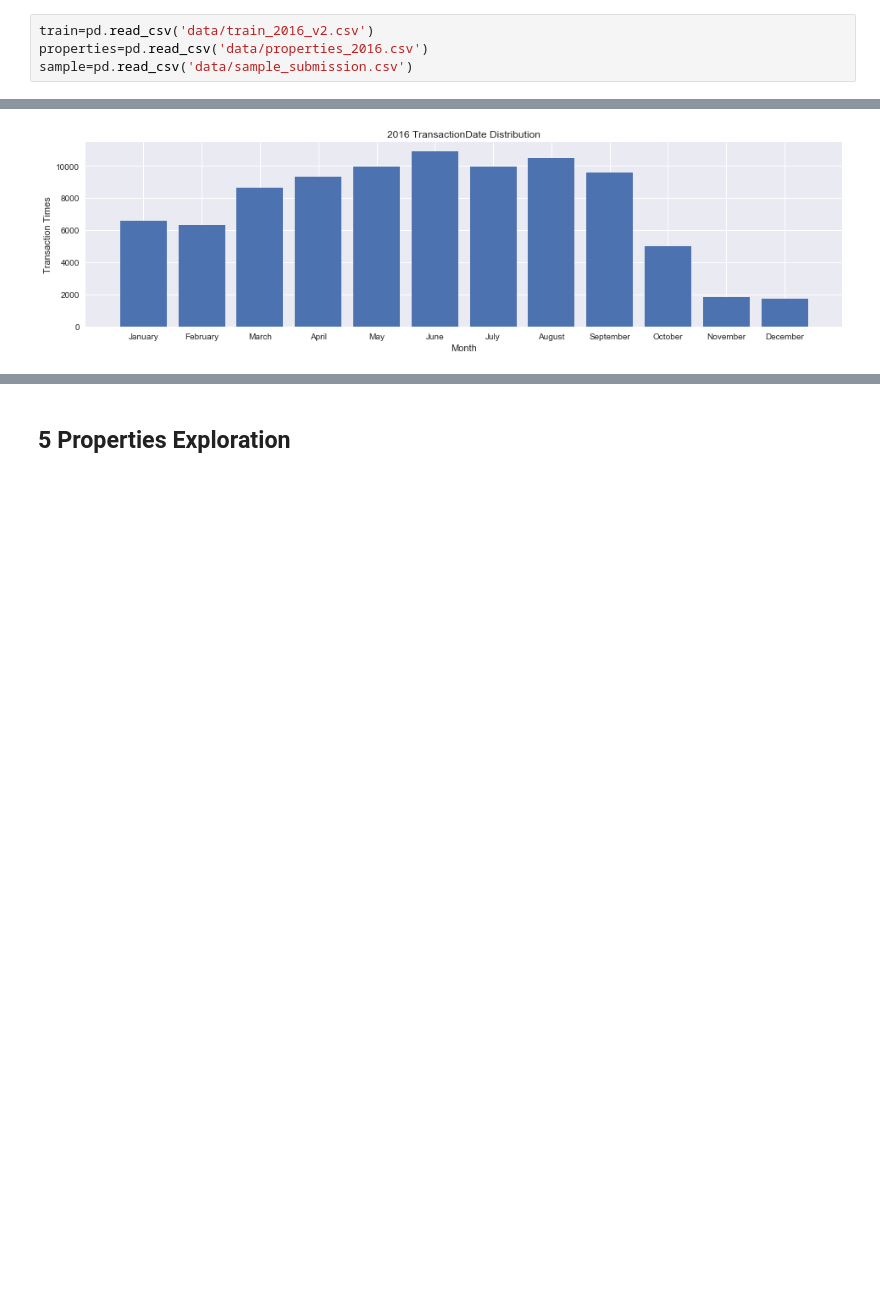
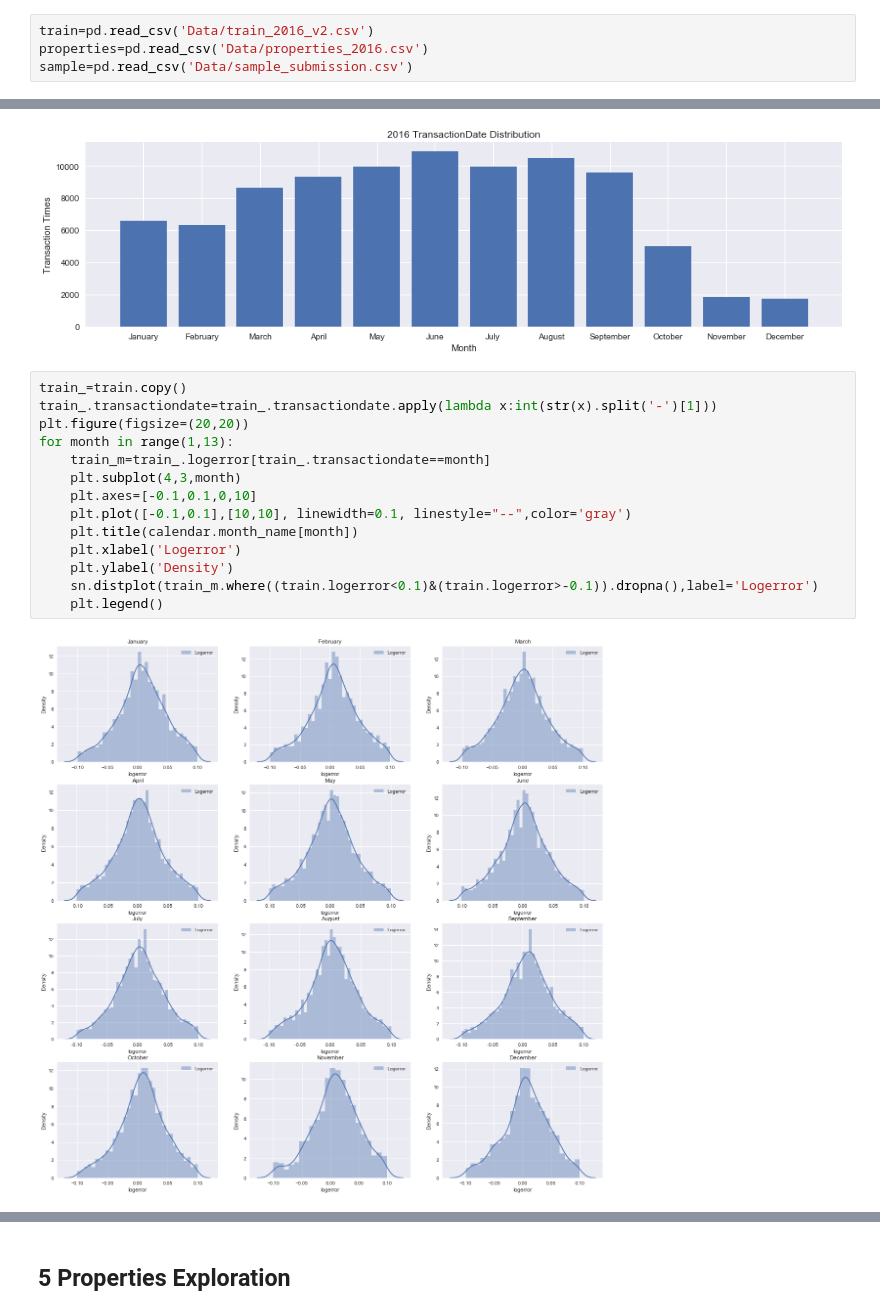
Before and after one commit to aeloyq/BerkeleyRemoteLab, a Jupyter notebook: DataExploration.ipynb, the cells around one changed output, grey strips where cells are left out. Cells and saved outputs as stored; diff of their text form; blank space fills up the shorter version.

```diff
--- a/DataExploration.ipynb
+++ b/DataExploration.ipynb
@@ -18,6 +18,6 @@ import matplotlib.pyplot as plt
 -------------------------------
 # %%
-train=pd.read_csv('data/train_2016_v2.csv')
-properties=pd.read_csv('data/properties_2016.csv')
-sample=pd.read_csv('data/sample_submission.csv')
+train=pd.read_csv('Data/train_2016_v2.csv')
+properties=pd.read_csv('Data/properties_2016.csv')
+sample=pd.read_csv('Data/sample_submission.csv')
 # %% [markdown]
@@ -125,3 +143,19 @@ plt.bar(range(12),trsttm)
 plt.legend()
 # %% [output]
 [figure]
+# %%
+train_=train.copy()
+train_.transactiondate=train_.transactiondate.apply(lambda x:int(str(x).split('-')[1]))
+plt.figure(figsize=(20,20))
+for month in range(1,13):
+    train_m=train_.logerror[train_.transactiondate==month]
+    plt.subplot(4,3,month)
+    plt.axes=[-0.1,0.1,0,10]
+    plt.plot([-0.1,0.1],[10,10], linewidth=0.1, linestyle="--",color='gray')
+    plt.title(calendar.month_name[month])
+    plt.xlabel('Logerror')
+    plt.ylabel('Density')
+    sn.distplot(train_m.where((train.logerror<0.1)&(train.logerror>-0.1)).dropna(),label='Logerror')
+    plt.legend()
+# %% [output]
+[figure, added]
```
Also changed, not shown: parts of 22 cells of this notebook, 2 other files.
